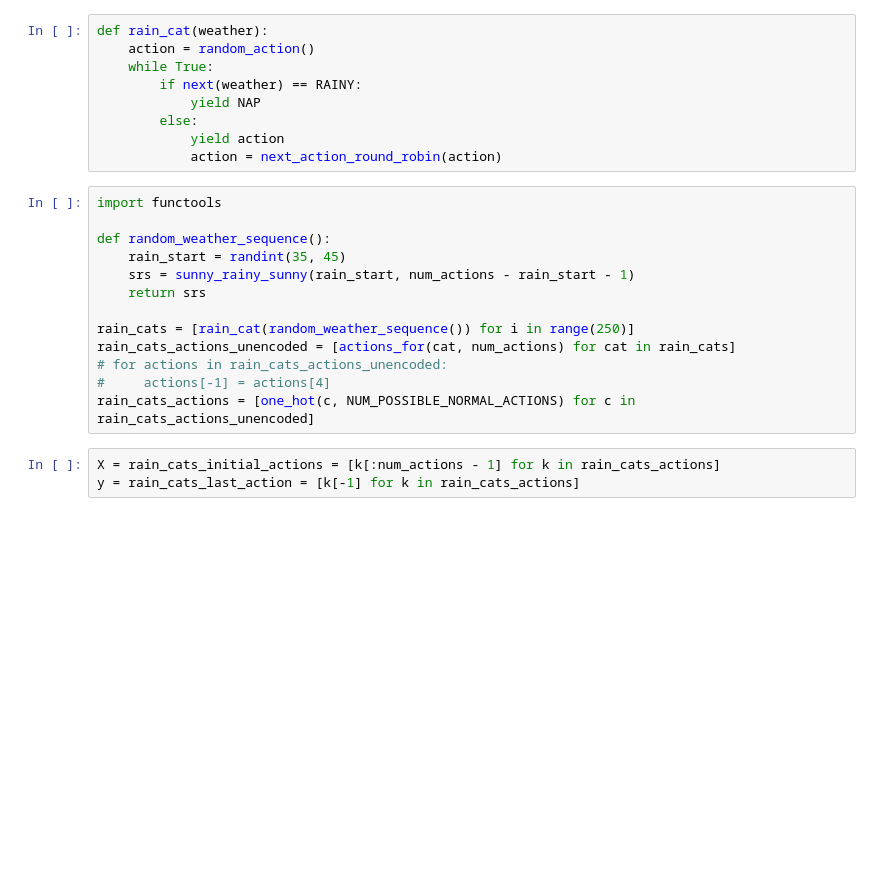
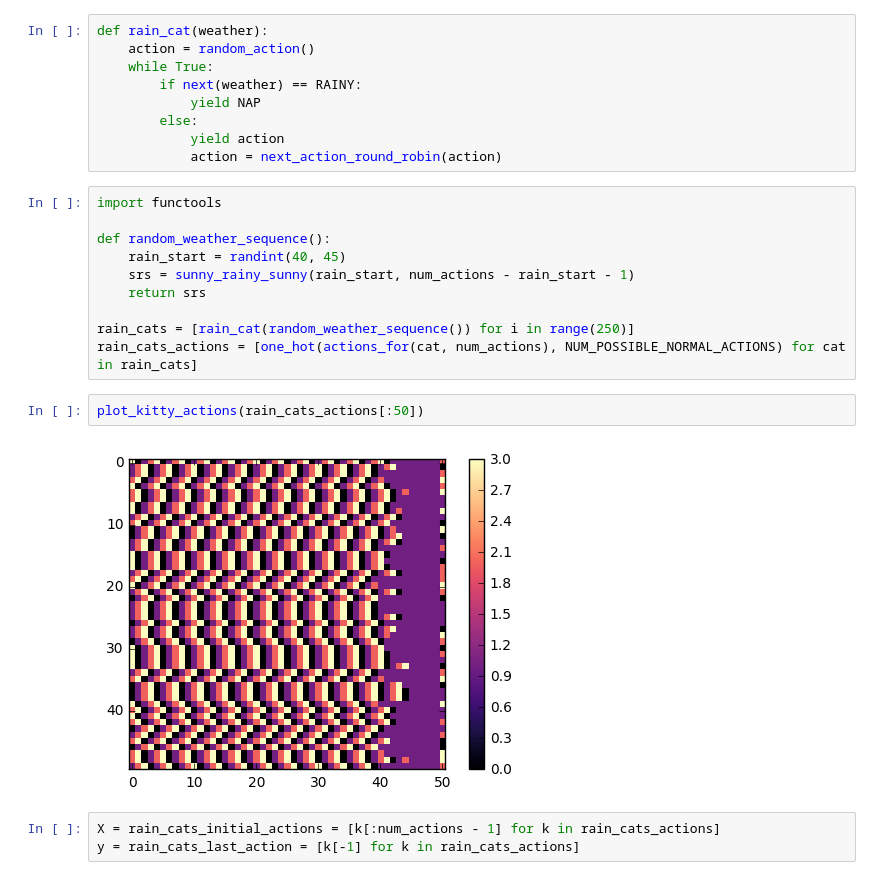
Before and after one commit to danleekh/RNN-Demo, a Jupyter notebook: tw-rnn.ipynb, the cells around one changed output. Cells and saved outputs as stored; diff of their text form; blank space fills up the shorter version.

```diff
--- a/tw-rnn.ipynb
+++ b/tw-rnn.ipynb
@@ -287,15 +285,16 @@ def rain_cat(weather):
 import functools
 
 def random_weather_sequence():
-    rain_start = randint(35, 45)
+    rain_start = randint(40, 45)
     srs = sunny_rainy_sunny(rain_start, num_actions - rain_start - 1)
     return srs
 
 rain_cats = [rain_cat(random_weather_sequence()) for i in range(250)]
-rain_cats_actions_unencoded = [actions_for(cat, num_actions) for cat in rain_cats]
-# for actions in rain_cats_actions_unencoded:
-#     actions[-1] = actions[4]
-rain_cats_actions = [one_hot(c, NUM_POSSIBLE_NORMAL_ACTIONS) for c in rain_cats_actions_unencoded]
+rain_cats_actions = [one_hot(actions_for(cat, num_actions), NUM_POSSIBLE_NORMAL_ACTIONS) for cat in rain_cats]
+# %%
+plot_kitty_actions(rain_cats_actions[:50])
+# %% [output]
+[figure, added]
 # %%
 X = rain_cats_initial_actions = [k[:num_actions - 1] for k in rain_cats_actions]
 y = rain_cats_last_action = [k[-1] for k in rain_cats_actions]
```
Also changed, not shown: parts of 21 cells of this notebook.
